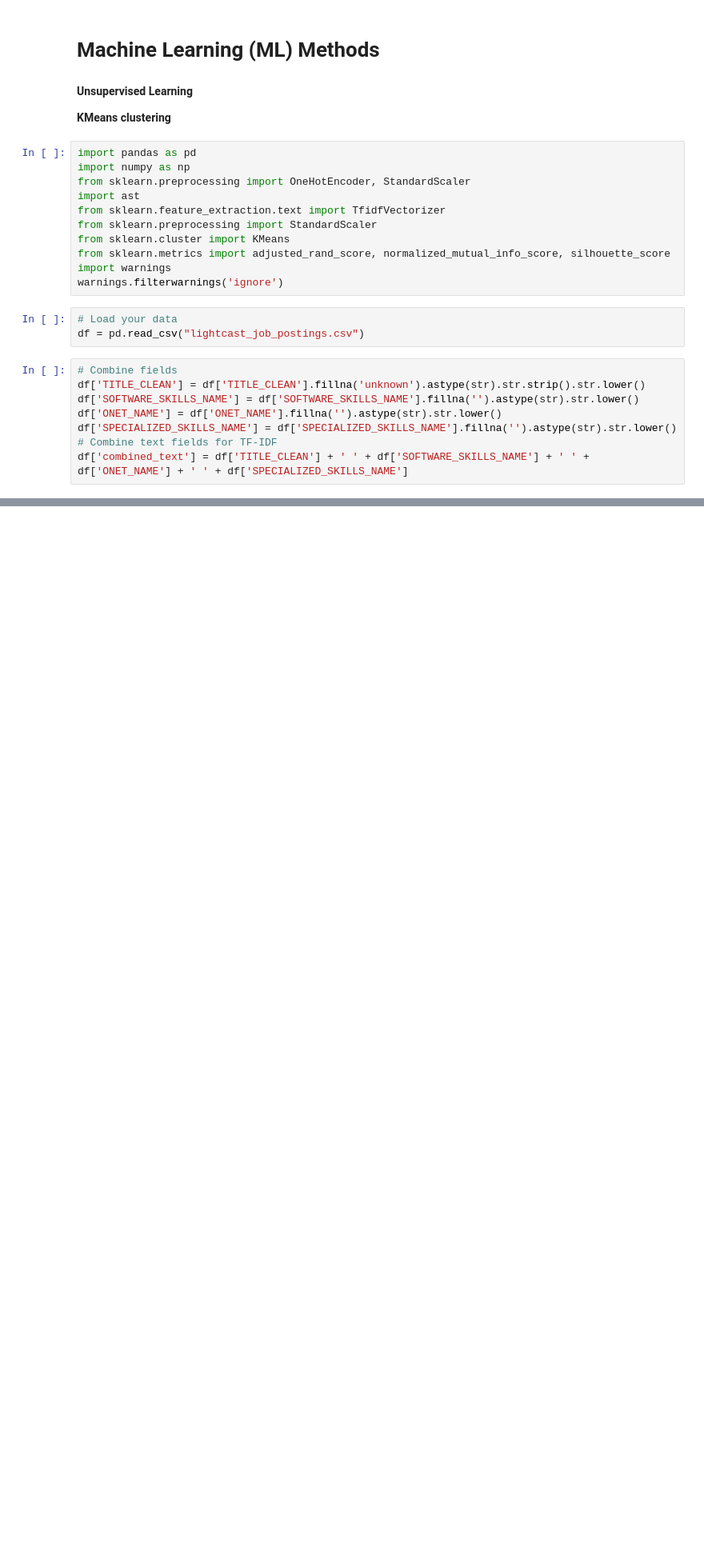
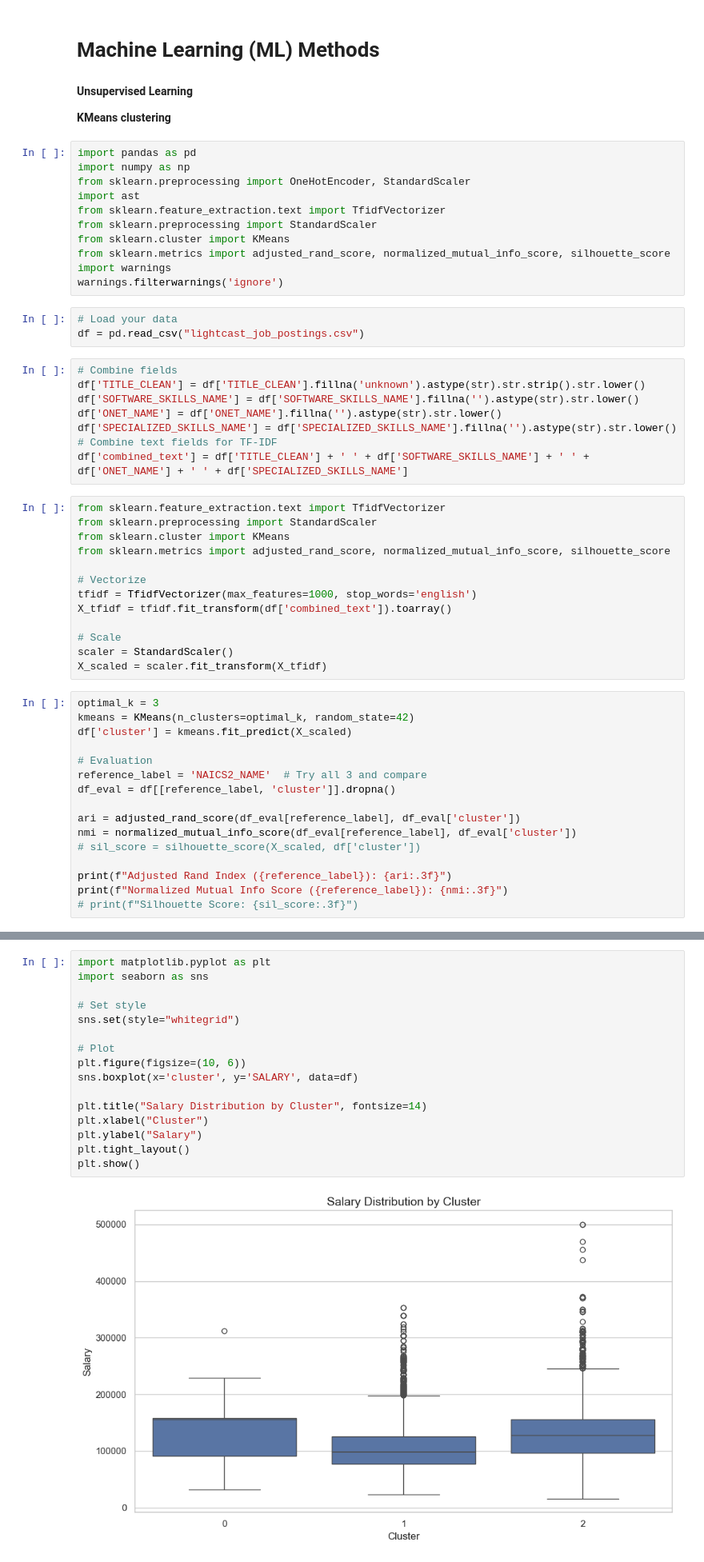
Before and after one commit to 616797/ad688-employability-sp25A1-group1, a Jupyter notebook: ml_methods.ipynb, the cells around one changed output, grey strips where cells are left out. Shown: that part at 80% size. Drawn from its saved outputs; the diff is of its cells as text; blank space fills up the shorter version.

```diff
--- a/ml_methods.ipynb
+++ b/ml_methods.ipynb
@@ -26,3 +26,32 @@ df['ONET_NAME'] = df['ONET_NAME'].fillna('').astype(str).str.lower()
 df['SPECIALIZED_SKILLS_NAME'] = df['SPECIALIZED_SKILLS_NAME'].fillna('').astype(str).str.lower()
 # Combine text fields for TF-IDF
 df['combined_text'] = df['TITLE_CLEAN'] + ' ' + df['SOFTWARE_SKILLS_NAME'] + ' ' + df['ONET_NAME'] + ' ' + df['SPECIALIZED_SKILLS_NAME']
+# %%
+from sklearn.feature_extraction.text import TfidfVectorizer
+from sklearn.preprocessing import StandardScaler
+from sklearn.cluster import KMeans
+from sklearn.metrics import adjusted_rand_score, normalized_mutual_info_score, silhouette_score
+
+# Vectorize
+tfidf = TfidfVectorizer(max_features=1000, stop_words='english')
+X_tfidf = tfidf.fit_transform(df['combined_text']).toarray()
+
+# Scale
+scaler = StandardScaler()
+X_scaled = scaler.fit_transform(X_tfidf)
+# %%
+optimal_k = 3
+kmeans = KMeans(n_clusters=optimal_k, random_state=42)
+df['cluster'] = kmeans.fit_predict(X_scaled)
+
+# Evaluation
+reference_label = 'NAICS2_NAME'  # Try all 3 and compare
+df_eval = df[[reference_label, 'cluster']].dropna()
+
+ari = adjusted_rand_score(df_eval[reference_label], df_eval['cluster'])
+nmi = normalized_mutual_info_score(df_eval[reference_label], df_eval['cluster'])
+# sil_score = silhouette_score(X_scaled, df['cluster'])
+
+print(f"Adjusted Rand Index ({reference_label}): {ari:.3f}")
+print(f"Normalized Mutual Info Score ({reference_label}): {nmi:.3f}")
+# print(f"Silhouette Score: {sil_score:.3f}")
@@ -28,0 +113,18 @@ df['combined_text'] = df['TITLE_CLEAN'] + ' ' + df['SOFTWARE_SKILLS_NAME'] + ' '
+# %%
+import matplotlib.pyplot as plt
+import seaborn as sns
+
+# Set style
+sns.set(style="whitegrid")
+
+# Plot
+plt.figure(figsize=(10, 6))
+sns.boxplot(x='cluster', y='SALARY', data=df)
+
+plt.title("Salary Distribution by Cluster", fontsize=14)
+plt.xlabel("Cluster")
+plt.ylabel("Salary")
+plt.tight_layout()
+plt.show()
+# %% [output]
+[figure, added]
```
Also changed, not shown: parts of 5 cells of this notebook.
